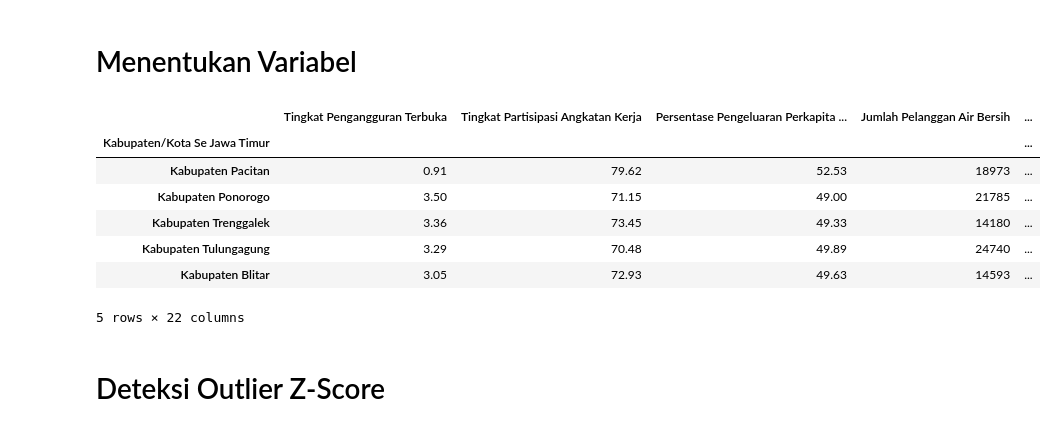
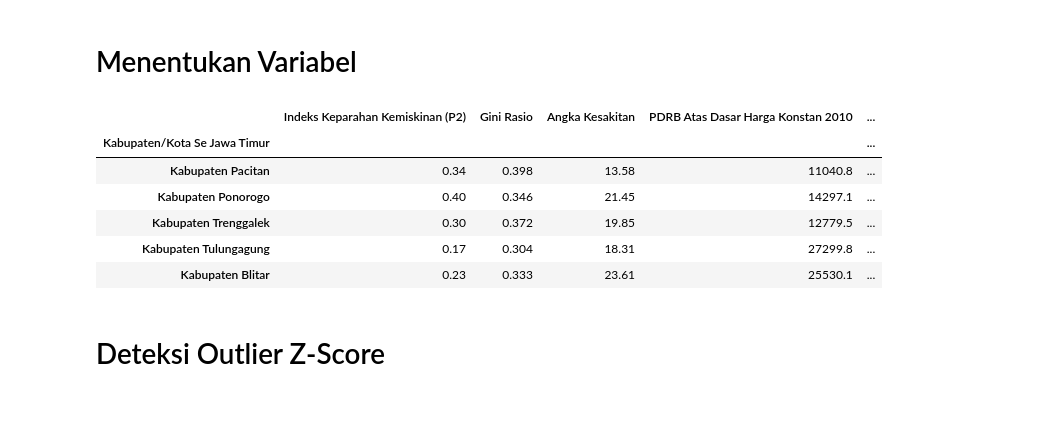
Before and after one commit to yowxy/Analysys-Factor-based-on-Study-Case, a Jupyter notebook: index.ipynb, the cells around one changed output. Cells and saved outputs as stored; diff of their text form; code cells hidden in the pictures.

```diff
--- a/index.ipynb
+++ b/index.ipynb
@@ -64,30 +64,29 @@ data.head()
 # %% [markdown]
 # Menentukan Variabel
 # %%
-data[[
+dataPilihan = data[[
     'Indeks Keparahan Kemiskinan (P2) ',
     'Gini Rasio ',
     'Angka Kesakitan ',
     'PDRB Atas Dasar Harga Konstan 2010 ',
     'Tingkat Partisipasi Angkatan Kerja ',
     'Persentase Pengeluaran Perkapita Sebulan Kelompok Bukan Makanan ',
     'Angka Melek Huruf penduduk miskin 15-55tahun',
     'Ruta miskin yg menggunakan air layak ',
     'Tingkat Pengangguran Terbuka ',
     'Persentase Perempuan Kawin di Bawah Umur ',
     'Rata-rata Upah/Gaji Bersih Sebulan Pekerja Formal ',
     'Rata-Rata Lama Sekolah Penduduk Usia 25 Tahun ',
 ]]
-data.head()
+dataPilihan.head()
 # %% [output]
-|  | Tingkat Pengangguran Terbuka | Tingkat Partisipasi Angkatan Kerja | Persentase Pengeluaran Perkapita ... | Jumlah Pelanggan Air Bersih | ... |
+|  | Indeks Keparahan Kemiskinan (P2) | Gini Rasio | Angka Kesakitan | PDRB Atas Dasar Harga Konstan 2010 | ... |
 | Kabupaten/Kota Se Jawa Timur |  |  |  |  | ... |
-| Kabupaten Pacitan | 0.91 | 79.62 | 52.53 | 18973 | ... |
-| Kabupaten Ponorogo | 3.50 | 71.15 | 49.00 | 21785 | ... |
-| Kabupaten Trenggalek | 3.36 | 73.45 | 49.33 | 14180 | ... |
-| Kabupaten Tulungagung | 3.29 | 70.48 | 49.89 | 24740 | ... |
-| Kabupaten Blitar | 3.05 | 72.93 | 49.63 | 14593 | ... |
+| Kabupaten Pacitan | 0.34 | 0.398 | 13.58 | 11040.8 | ... |
+| Kabupaten Ponorogo | 0.40 | 0.346 | 21.45 | 14297.1 | ... |
+| Kabupaten Trenggalek | 0.30 | 0.372 | 19.85 | 12779.5 | ... |
+| Kabupaten Tulungagung | 0.17 | 0.304 | 18.31 | 27299.8 | ... |
+| Kabupaten Blitar | 0.23 | 0.333 | 23.61 | 25530.1 | ... |
-5 rows × 22 columns
 # %% [markdown]
 # Deteksi Outlier Z-Score
 # %%
```
Also changed, not shown: parts of 4 cells of this notebook.
